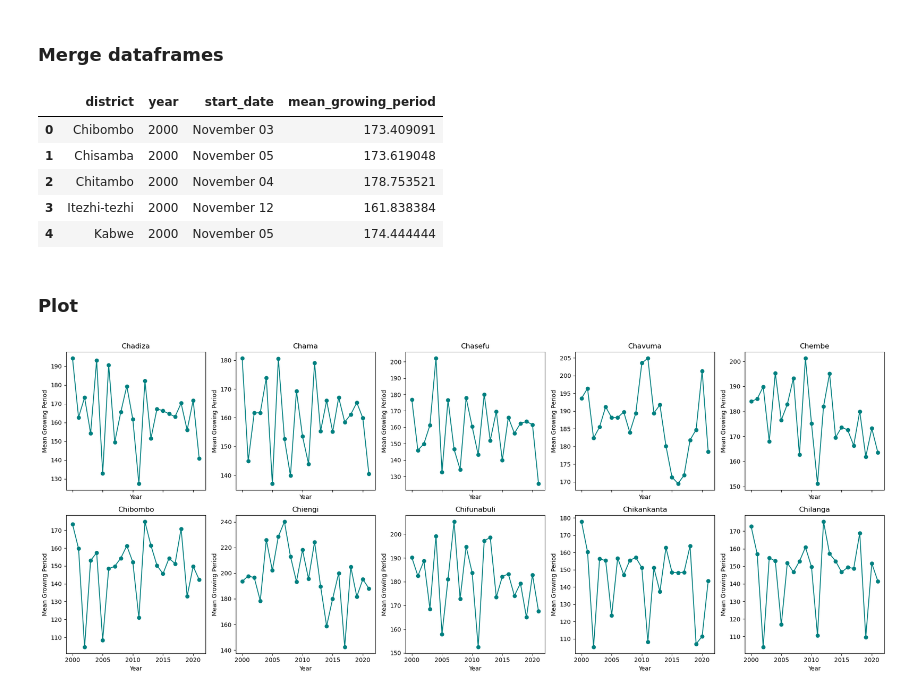
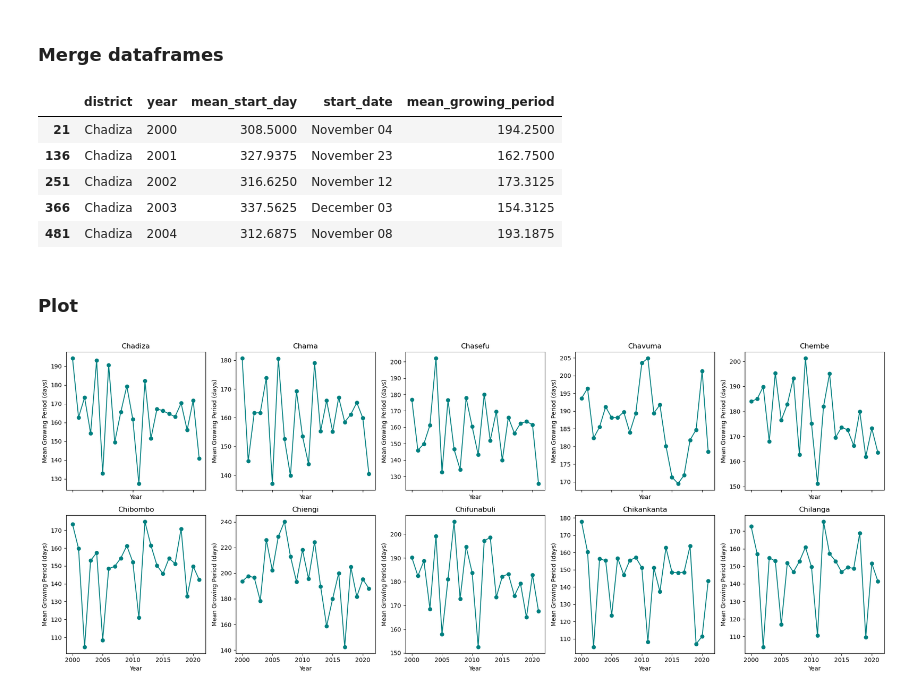
Before and after one commit to annamwaller/zambia, a Jupyter notebook: Growing_Season.ipynb, the cells around one changed output. Drawn from its saved outputs; the diff is of its cells as text; code cells hidden in the pictures.

Commit message:
fixed plots

```diff
--- a/Growing_Season.ipynb
+++ b/Growing_Season.ipynb
@@ -170,9 +172,6 @@ growing_periods = pd.read_csv('./FAO/district_growing_periods.csv')
 # merge on district and year
 merged = pd.merge(start_dates, growing_periods, on=['district', 'year'], how='inner')
 
-# drop redundant column
-merged = merged.drop(columns=['mean_start_day'])
-
 # alphabetize districts
 merged = merged.sort_values(by=['district', 'year'])
 
@@ -181,32 +180,32 @@ merged.to_csv('growing_season_district.csv', index=False)
 # %%
 merged.head()
 # %% [output]
-|  | district | year | start_date | mean_growing_period |
-| 0 | Chibombo | 2000 | November 03 | 173.409091 |
-| 1 | Chisamba | 2000 | November 05 | 173.619048 |
-| 2 | Chitambo | 2000 | November 04 | 178.753521 |
-| 3 | Itezhi-tezhi | 2000 | November 12 | 161.838384 |
-| 4 | Kabwe | 2000 | November 05 | 174.444444 |
+|  | district | year | mean_start_day | start_date | mean_growing_period |
+| 21 | Chadiza | 2000 | 308.5000 | November 04 | 194.2500 |
+| 136 | Chadiza | 2001 | 327.9375 | November 23 | 162.7500 |
+| 251 | Chadiza | 2002 | 316.6250 | November 12 | 173.3125 |
+| 366 | Chadiza | 2003 | 337.5625 | December 03 | 154.3125 |
+| 481 | Chadiza | 2004 | 312.6875 | November 08 | 193.1875 |
 # %% [markdown]
 ### Plot
 # %%
 # get unique district names
 districts = merged['district'].unique()
 
 # create panel plot
 fig, axes = plt.subplots(nrows=2, ncols=5, figsize=(20,8), sharex=True)
 axes = axes.flatten()
 
 for i, district in enumerate(districts[:10]):
     ax1 = axes[i]
     subset = merged[merged['district'] == district].sort_values('year')
     ax1.plot(subset['year'], subset['mean_growing_period'], color='teal', marker='o', label='Mean Growing Period (days)')
-    ax1.set_ylabel('Mean Growing Period')
+    ax1.set_ylabel('Mean Growing Period (days)')
     ax1.tick_params(axis='y')
     ax1.set_title(district)
     ax1.set_xlabel('Year')
 
 plt.tight_layout()
 plt.show()
 # %% [output]
-[figure, old version]
+[figure, new version]
```
Also changed, not shown: parts of 4 cells of this notebook.
